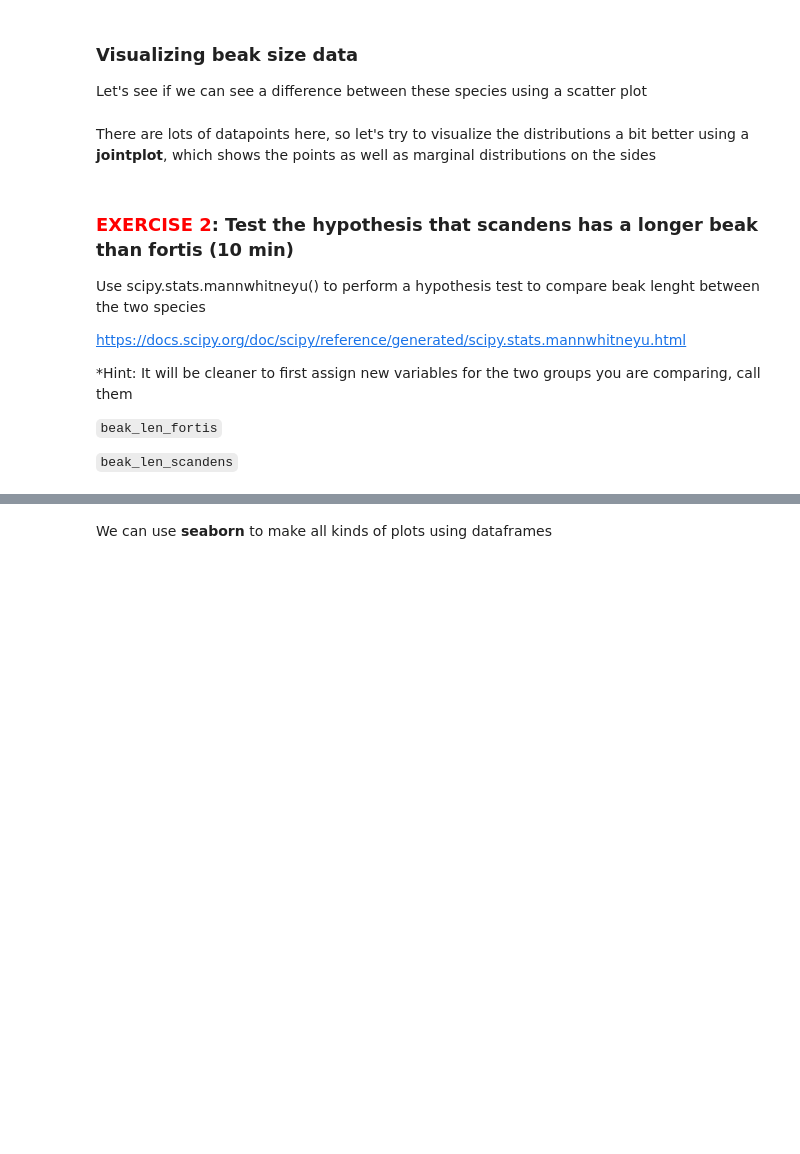
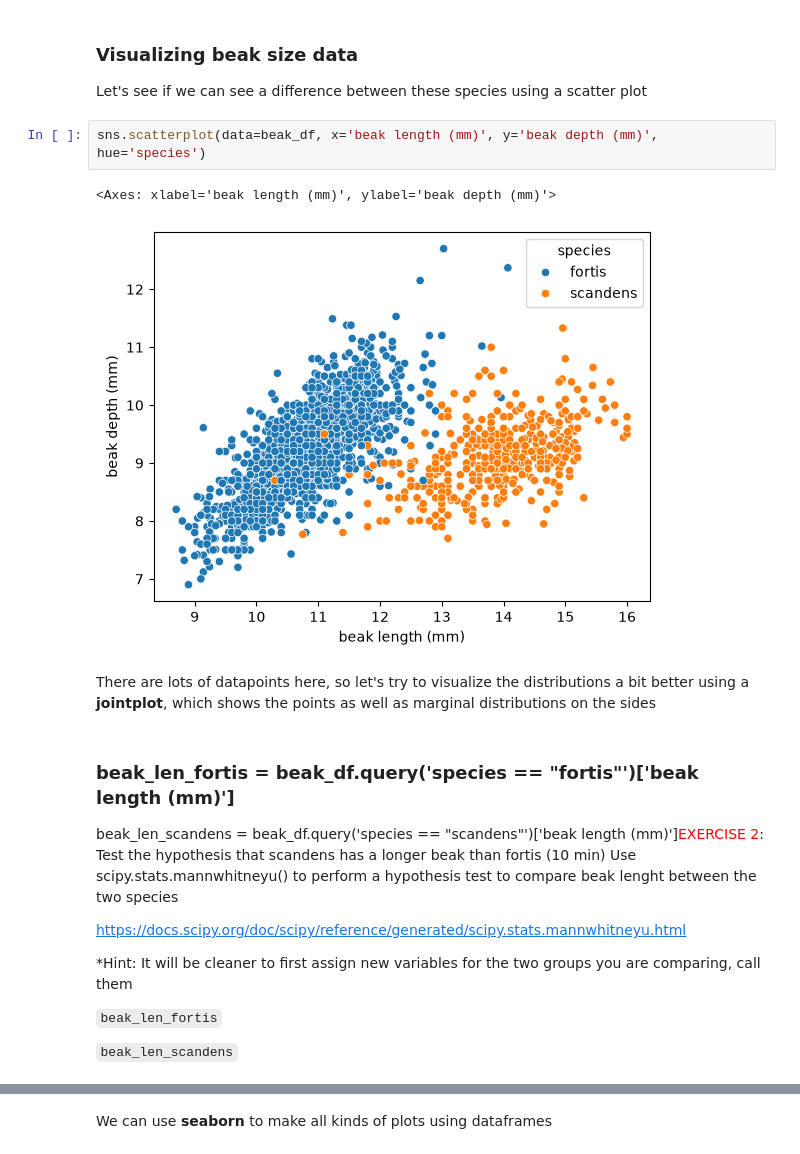
Before and after one commit to KonpetchP/ABIO558-Pete, a Jupyter notebook: miniproject_1_tutorial_blank.ipynb, the cells around one changed output, grey strips where cells are left out. Drawn from its saved outputs; the diff is of its cells as text; blank space fills up the shorter version.

```diff
--- a/miniproject_1_tutorial_blank.ipynb
+++ b/miniproject_1_tutorial_blank.ipynb
@@ -106,10 +106,16 @@ print(fortist_length)
 # %% [markdown]
 ### Visualizing beak size data
 Let's see if we can see a difference between these species using a scatter plot
+# %%
+sns.scatterplot(data=beak_df, x='beak length (mm)', y='beak depth (mm)', hue='species')
+# %% [output]
+<Axes: xlabel='beak length (mm)', ylabel='beak depth (mm)'>
+[figure, added]
 # %% [markdown]
 There are lots of datapoints here, so let's try to visualize the distributions a bit better using a **jointplot**, which shows the points as well as marginal distributions on the sides
 # %% [markdown]
-### <span style='color:red;'>EXERCISE 2</span>: Test the hypothesis that scandens has a longer beak than fortis (10 min)
+### beak_len_fortis = beak_df.query('species == "fortis"')['beak length (mm)']
+beak_len_scandens = beak_df.query('species == "scandens"')['beak length (mm)']<span style='color:red;'>EXERCISE 2</span>: Test the hypothesis that scandens has a longer beak than fortis (10 min)
 Use scipy.stats.mannwhitneyu() to perform a hypothesis test to compare beak lenght between the two species
 
 https://docs.scipy.org/doc/scipy/reference/generated/scipy.stats.mannwhitneyu.html
```
Also changed, not shown: parts of 1 cell of this notebook, 2 other files.
